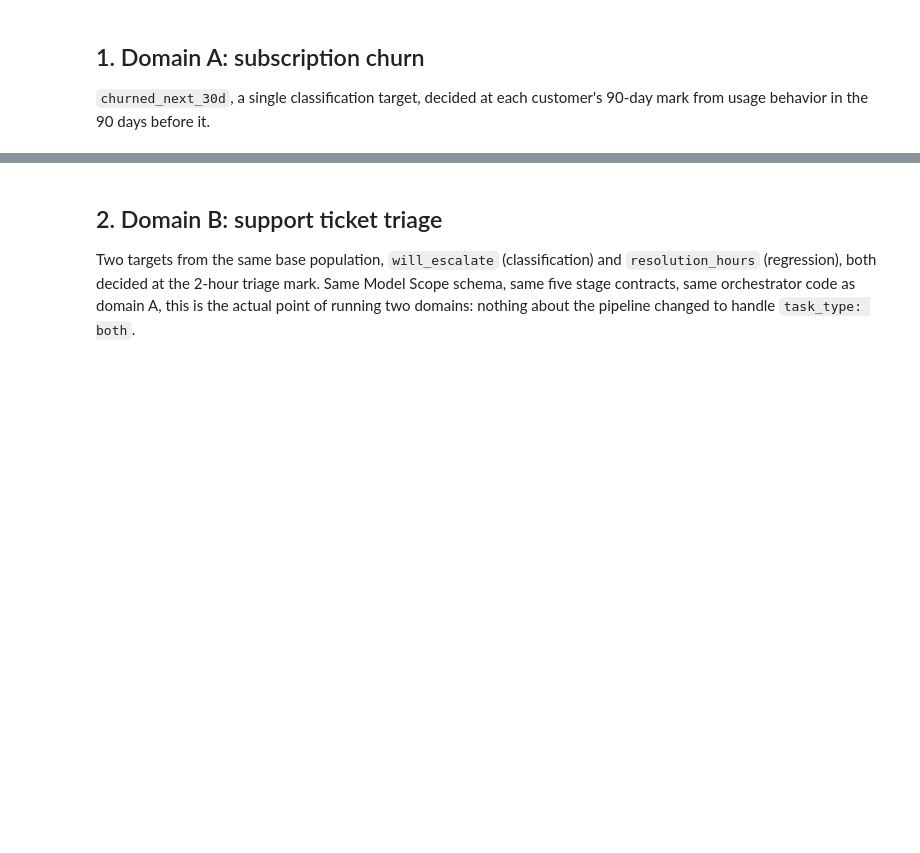
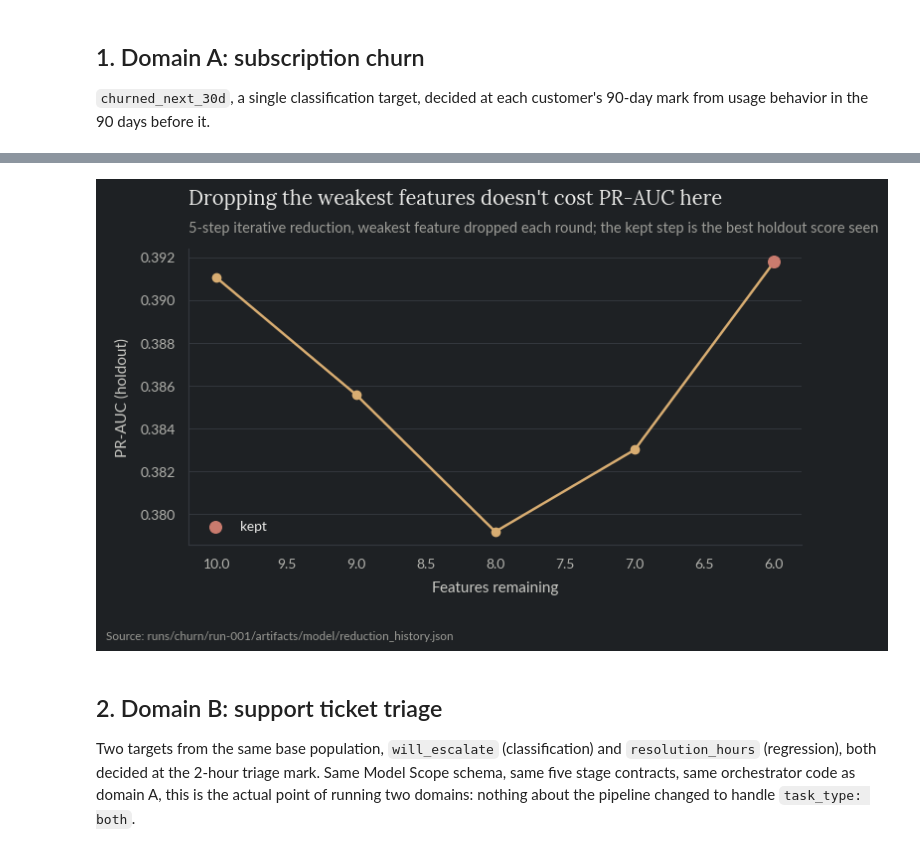
Before and after one commit to gus-morales/work-showcase, a Jupyter notebook: projects/09-ml-pipeline-contracts/notebooks/09_ml_pipeline_contracts.ipynb, the cells around one changed output, grey strips where cells are left out. Drawn from its saved outputs; the diff is of its cells as text; code cells hidden in the pictures; blank space fills up the shorter version.

```diff
--- a/projects/09-ml-pipeline-contracts/notebooks/09_ml_pipeline_contracts.ipynb
+++ b/projects/09-ml-pipeline-contracts/notebooks/09_ml_pipeline_contracts.ipynb
@@ -77,19 +81,21 @@ churn["feature_importance"]
 # %%
 steps = churn["reduction_history"]["churned_next_30d"]["steps"]
 n_feat = [s["n_features"] for s in steps]
 metric = [s["metric"] for s in steps]
 
 fig, ax = plt.subplots(figsize=(8, 4.5))
 ax.plot(n_feat, metric, marker="o", color=MUTED_AMBER, linewidth=1.8)
 best_idx = max(range(len(metric)), key=lambda i: metric[i])
 ax.scatter([n_feat[best_idx]], [metric[best_idx]], color=MUTED_RED, zorder=5, s=70, label="kept")
 style_ax(ax, title="Dropping the weakest features doesn't cost PR-AUC here",
          subtitle="5-step iterative reduction, weakest feature dropped each round; the kept step is the best holdout score seen",
          xlabel="Features remaining", ylabel="PR-AUC (holdout)")
 ax.invert_xaxis()
 ax.legend()
 savefig(fig, FIG_DIR / "churn_reduction_funnel.png", footnote="Source: runs/churn/run-001/artifacts/model/reduction_history.json")
-plt.show()
+fig
+# %% [output]
+[figure, added]
 # %% [markdown]
 ## 2. Domain B: support ticket triage
 
```
Also changed, not shown: parts of 6 cells of this notebook, 1 other file.
